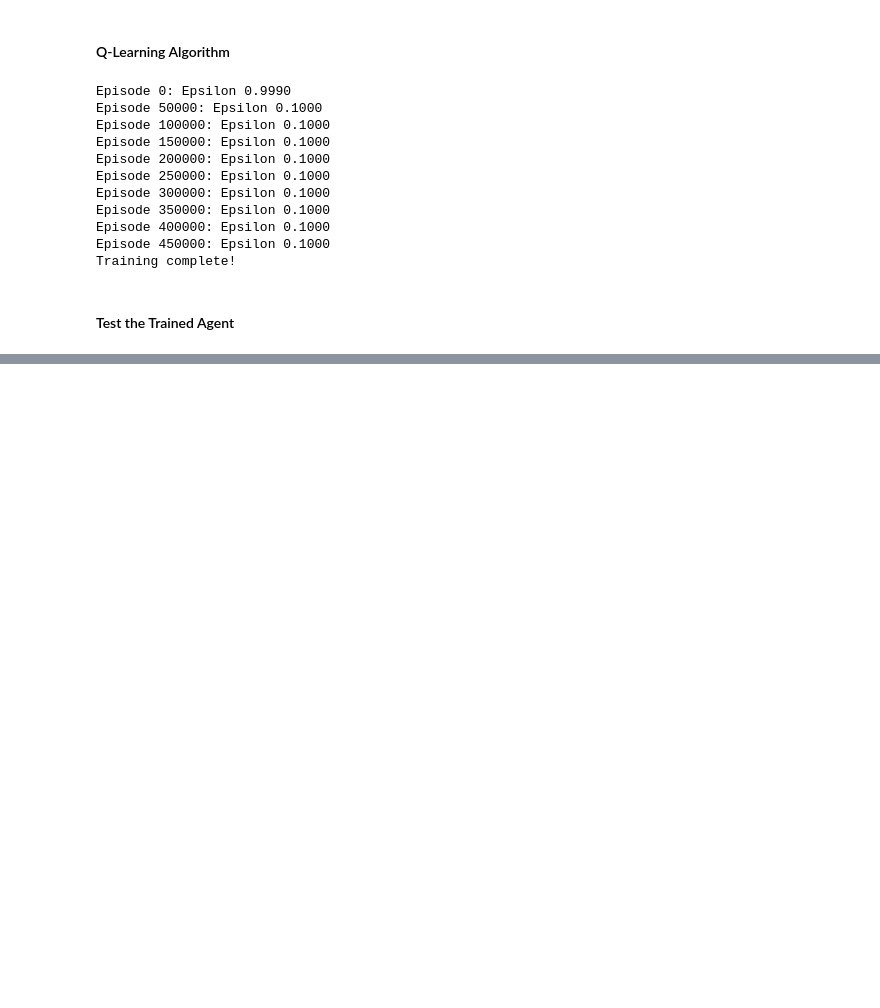
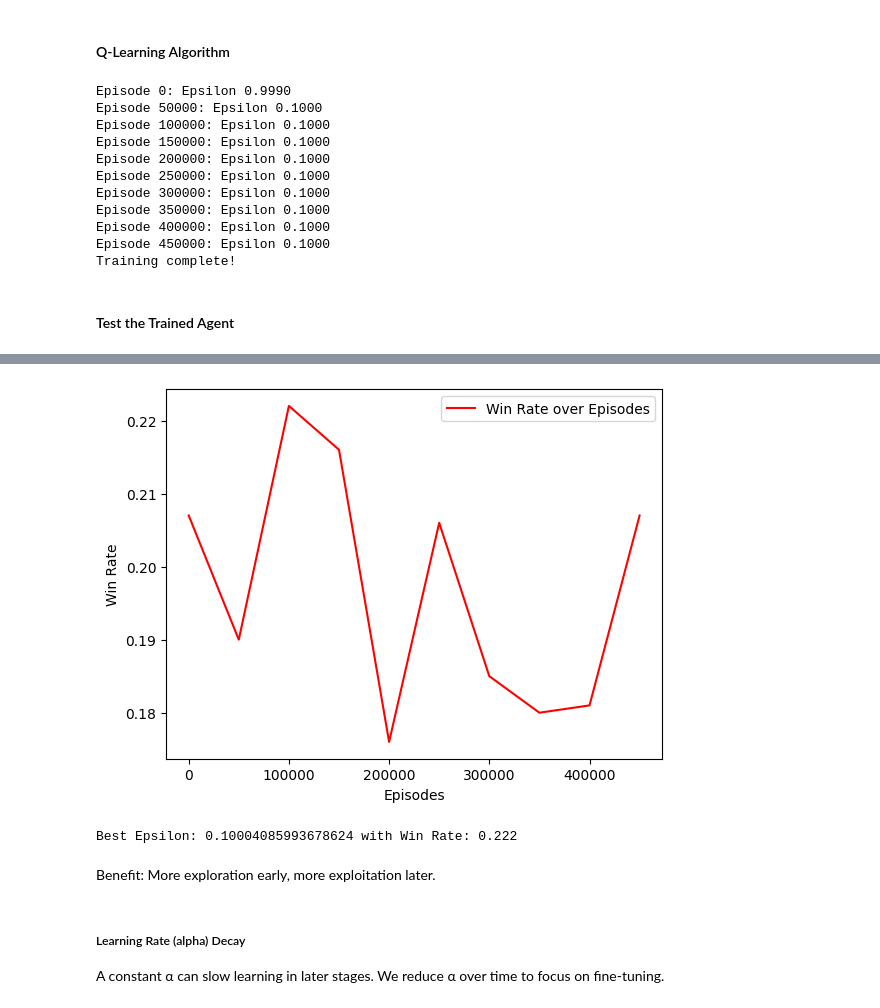
Before and after one commit to samarelayed/Reinforcement_Learning_Blackjack, a Jupyter notebook: Reinforcement_Learning_Blackjack.ipynb, the cells around one changed output, grey strips where cells are left out. Drawn from its saved outputs; the diff is of its cells as text; code cells hidden in the pictures; blank space fills up the shorter version.

Commit message:
improve Q-learning

```diff
--- a/Reinforcement_Learning_Blackjack.ipynb
+++ b/Reinforcement_Learning_Blackjack.ipynb
@@ -78,0 +124,52 @@ Training complete!
+# %%
+# Improved Epsilon Decay (Linear & Exponential)
+def adaptive_epsilon(episode, min_epsilon=0.1, max_epsilon=1.0, decay_rate=0.0001):
+    """Dynamically adjust epsilon based on episode number."""
+    return min_epsilon + (max_epsilon - min_epsilon) * np.exp(-decay_rate * episode)
+# %%
+win_rates_epsilon = []
+epsilon_values = []
+episodes_list = []
+best_epsilon = None
+max_win_rate = 0
+
+for episode in range(episodes):
+    epsilon = adaptive_epsilon(episode)  # Dynamically adjust epsilon
+    state, _ = env.reset()
+    done = False
+
+    while not done:
+        action = env.action_space.sample() if random.uniform(0, 1) < epsilon else np.argmax(get_Q(state))
+        next_state, reward, done, truncated, _ = env.step(action)
+        best_next_action = np.argmax(get_Q(next_state))
+        Q_table[state][action] += alpha * (reward + gamma * get_Q(next_state, best_next_action) - Q_table[state][action])
+        state = next_state
+
+    if episode % 50000 == 0:
+        win_rate = sum(1 for _ in range(1000) if env.step(np.argmax(get_Q(env.reset()[0])))[1] > 0) / 1000
+        win_rates_epsilon.append(win_rate)
+        epsilon_values.append(epsilon)
+        episodes_list.append(episode)
+
+        # Track the best epsilon
+        if win_rate > max_win_rate:
+            max_win_rate = win_rate
+            best_epsilon = epsilon
+
+# Plot win rate over episodes
+plt.plot(episodes_list, win_rates_epsilon, label="Win Rate over Episodes", color='red')
+plt.xlabel("Episodes")
+plt.ylabel("Win Rate")
+plt.legend()
+plt.show()
+
+print(f"Best Epsilon: {best_epsilon} with Win Rate: {max_win_rate}")
+# %% [output]
+[figure, added]
+Best Epsilon: 0.10004085993678624 with Win Rate: 0.222
+# %% [markdown]
+Benefit: More exploration early, more exploitation later.
+# %% [markdown]
+##### Learning Rate (alpha) Decay
+A constant α can slow learning in later stages.
+We reduce α over time to focus on fine-tuning.
```
Also changed, not shown: parts of 37 cells of this notebook.
